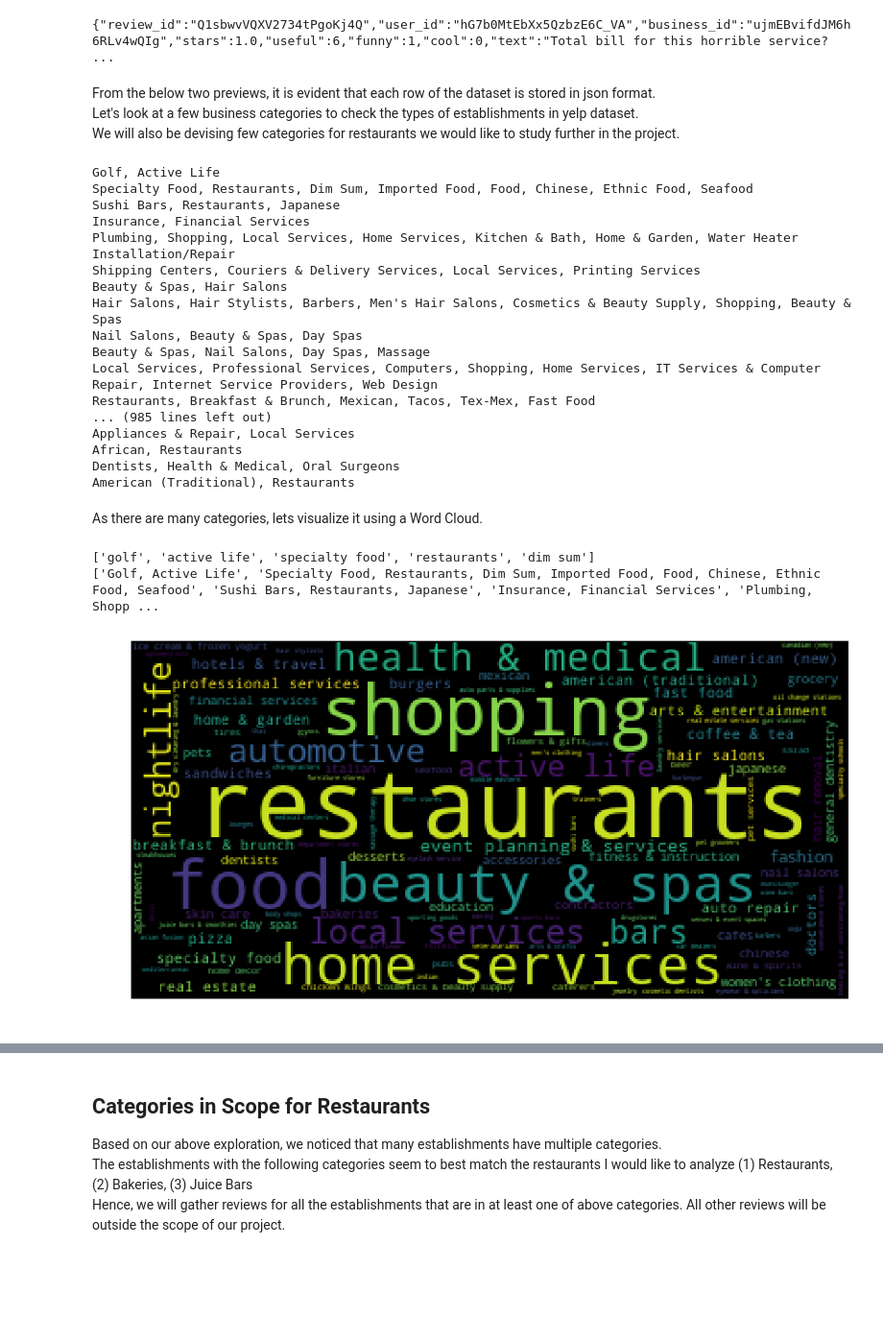
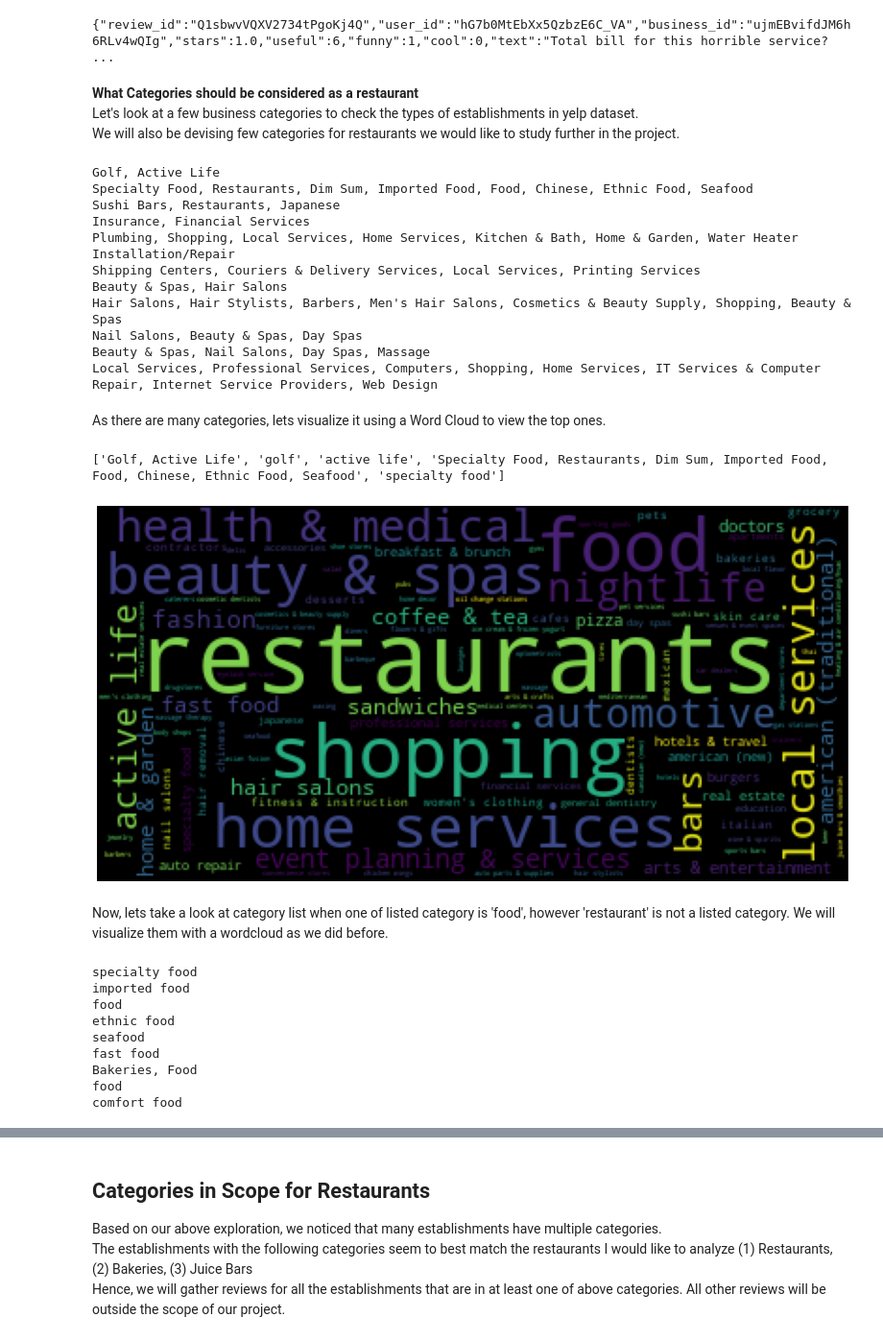
Before and after one commit to bibekm/Yelp_Restaurant_Reviews, a Jupyter notebook: Yelp Restaurant Reviews Classification & Topic Recognition V3.ipynb, the cells around one changed output, grey strips where cells are left out. Shown at 96% size. Cells and saved outputs as stored; diff of their text form; code cells hidden in the pictures; blank space fills up the shorter version.

```diff
--- a/Yelp Restaurant Reviews Classification & Topic Recognition V3.ipynb
+++ b/Yelp Restaurant Reviews Classification & Topic Recognition V3.ipynb
@@ -79,14 +79,14 @@ with open(source_data_path+"yelp_academic_dataset_review.json", encoding='utf_8'
 # %% [output]
 {"review_id":"Q1sbwvVQXV2734tPgoKj4Q","user_id":"hG7b0MtEbXx5QzbzE6C_VA","business_id":"ujmEBvifdJM6h6RLv4wQIg","stars":1.0,"useful":6,"funny":1,"cool":0,"text":"Total bill for this horrible service?  ...
 # %% [markdown]
-From the below two previews, it is evident that each row of the dataset is stored in json format. <br>
+<b>What Categories should be considered as a restaurant</b><br>
 Let's look at a few business categories to check the types of establishments in yelp dataset. <br>
 We will also be devising few categories for restaurants we would like to study further in the project. <br>
 # %%
 # Preview few categories for the business json
 with open(source_data_path+"yelp_academic_dataset_business.json", encoding='utf_8') as business_json_file:
     for line_no, business_json in enumerate(business_json_file):
-        if line_no > 1000:
+        if line_no > 10:
             break
         else:
             business_record = json.loads(business_json)
@@ -103,14 +103,8 @@ Hair Salons, Hair Stylists, Barbers, Men's Hair Salons, Cosmetics & Beauty Suppl
 Nail Salons, Beauty & Spas, Day Spas
 Beauty & Spas, Nail Salons, Day Spas, Massage
 Local Services, Professional Services, Computers, Shopping, Home Services, IT Services & Computer Repair, Internet Service Providers, Web Design
-Restaurants, Breakfast & Brunch, Mexican, Tacos, Tex-Mex, Fast Food
-... (985 lines left out)
-Appliances & Repair, Local Services
-African, Restaurants
-Dentists, Health & Medical, Oral Surgeons
-American (Traditional), Restaurants
 # %% [markdown]
-As there are many categories, lets visualize it using a Word Cloud.
+As there are many categories, lets visualize it using a Word Cloud to view the top ones.
 # %%
 # Print a Word Cloud on Categories
 business_all_categories=[]
@@ -123,19 +117,17 @@ with open(source_data_path+"yelp_academic_dataset_business.json", encoding='utf_
             if business_record[u'categories'] is not None:
                 business_all_categories.append(business_record[u'categories'])
                 categories = [x.strip().lower() for x in business_record[u'categories'].split(',')]
-                business_categories+= categories
+                business_all_categories+= categories
 
-print(business_categories[:5])
 print(business_all_categories[:5])
 # %% [output]
-['golf', 'active life', 'specialty food', 'restaurants', 'dim sum']
-['Golf, Active Life', 'Specialty Food, Restaurants, Dim Sum, Imported Food, Food, Chinese, Ethnic Food, Seafood', 'Sushi Bars, Restaurants, Japanese', 'Insurance, Financial Services', 'Plumbing, Shopp ...
+['Golf, Active Life', 'golf', 'active life', 'Specialty Food, Restaurants, Dim Sum, Imported Food, Food, Chinese, Ethnic Food, Seafood', 'specialty food']
 # %%
-frequency_dist = nltk.FreqDist(business_categories)
+frequency_dist = nltk.FreqDist(business_all_categories)
 wordcloud = WordCloud().generate_from_frequencies(frequency_dist)
 plt.figure(figsize=(20,10))
 plt.imshow(wordcloud)
 plt.axis("off")
 plt.show()
 # %% [output]
-[figure, old version]
+[figure, new version]
@@ -147 +134,18 @@ other_restaurants = [x for x in business_all_categories if 'food' in x.lower() a
+# %% [markdown]
+Now, lets take a look at category list when one of listed category is 'food', however 'restaurant' is not a listed category. We will visualize them with a wordcloud as we did before.
+# %%
+other_restaurant_types = [x for x in business_all_categories if 'food' in x.lower() and 'restaurants' not in x.lower()]
+# Preview Restaurant Types
+for i in range(0,9):
+    print(other_restaurant_types[i])
+# %% [output]
+specialty food
+imported food
+food
+ethnic food
+seafood
+fast food
+Bakeries, Food
+food
+comfort food
 # %%
```
Also changed, not shown: parts of 7 cells of this notebook.
